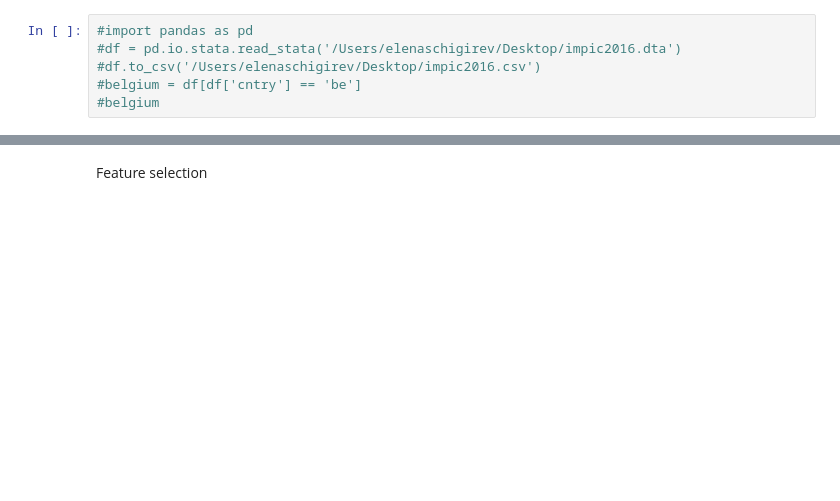
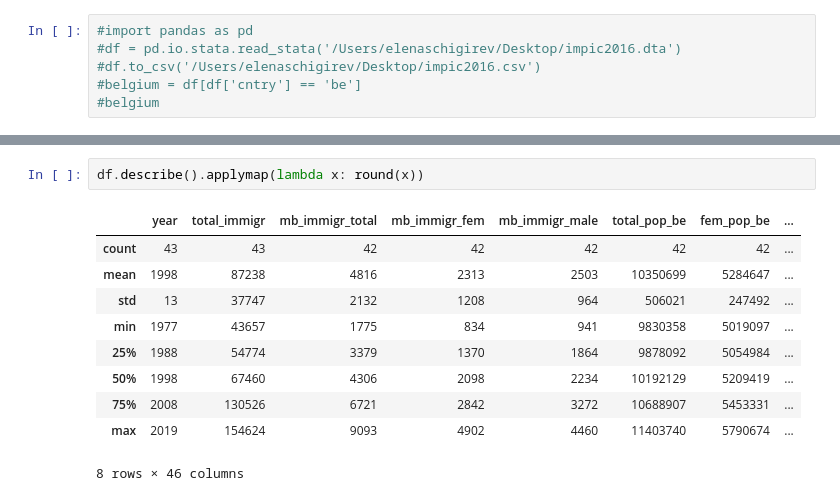
Before and after one commit to thibautdehem/whygration, a Jupyter notebook: whygration/test.ipynb, the cells around one changed output, grey strips where cells are left out. Cells and saved outputs as stored; diff of their text form; blank space fills up the shorter version.

```diff
--- a/whygration/test.ipynb
+++ b/whygration/test.ipynb
@@ -133,5 +207,16 @@ data.corr()
 | pol_change_major | 0.043341 | 0.001664 | 0.301839 | 0.312872 | 0.275512 | -0.017689 | -0.013564 | ... |
 | visa_required | 0.678621 | 0.414613 | 0.182855 | 0.203964 | 0.149268 | 0.471252 | 0.480119 | ... |
 46 rows × 46 columns
-# %% [markdown]
-Feature selection
+# %%
+df.describe().applymap(lambda x: round(x))
+# %% [output]
+|  | year | total_immigr | mb_immigr_total | mb_immigr_fem | mb_immigr_male | total_pop_be | fem_pop_be | ... |
+| count | 43 | 43 | 42 | 42 | 42 | 42 | 42 | ... |
+| mean | 1998 | 87238 | 4816 | 2313 | 2503 | 10350699 | 5284647 | ... |
+| std | 13 | 37747 | 2132 | 1208 | 964 | 506021 | 247492 | ... |
+| min | 1977 | 43657 | 1775 | 834 | 941 | 9830358 | 5019097 | ... |
+| 25% | 1988 | 54774 | 3379 | 1370 | 1864 | 9878092 | 5054984 | ... |
+| 50% | 1998 | 67460 | 4306 | 2098 | 2234 | 10192129 | 5209419 | ... |
+| 75% | 2008 | 130526 | 6721 | 2842 | 3272 | 10688907 | 5453331 | ... |
+| max | 2019 | 154624 | 9093 | 4902 | 4460 | 11403740 | 5790674 | ... |
+8 rows × 46 columns
```
Also changed, not shown: parts of 16 cells of this notebook.
